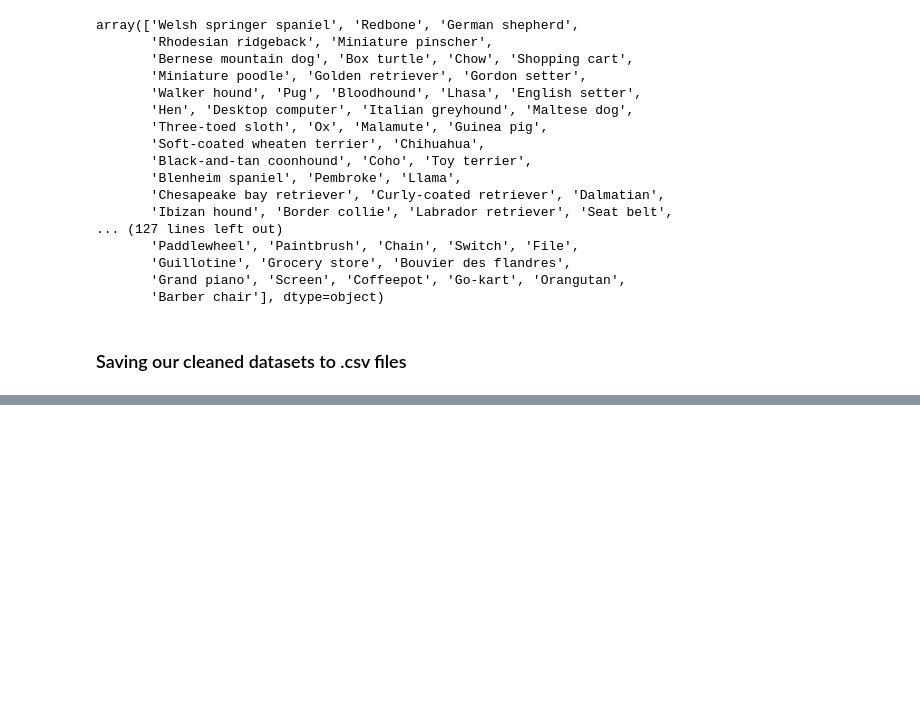
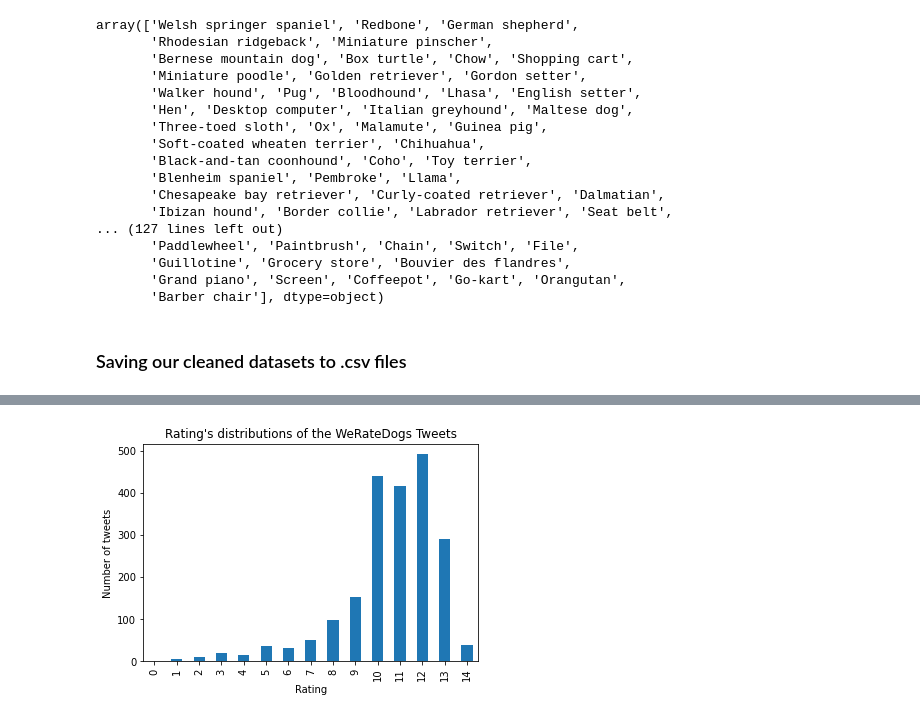
Before and after one commit to erossels/Data-wrangling, a Jupyter notebook: wrangle_act.ipynb, the cells around one changed output, grey strips where cells are left out. Drawn from its saved outputs; the diff is of its cells as text; code cells hidden in the pictures; blank space fills up the shorter version.

```diff
--- a/Project 4 - Data Wrangling by Eduardo Rossel.ipynb
+++ b/wrangle_act.ipynb
@@ -1018,0 +1041,12 @@ Create a 250-word-minimum written report called act_report.pdf or act_report.htm
+# %%
+# Ploting the rating distributions for the tweets
+import matplotlib.pyplot as plt
+%matplotlib inline
+
+twitter_clean_archive.groupby('rating_numerator').tweet_id.count().plot(kind='bar')
+plt.title("Rating's distributions of the WeRateDogs Tweets")
+plt.xlabel("Rating")
+plt.ylabel("Number of tweets");
+plt.savefig('images/rating_distribution.png')
+# %% [output]
+[figure, added]
```
Also changed, not shown: parts of 32 cells of this notebook, 9 other files.
